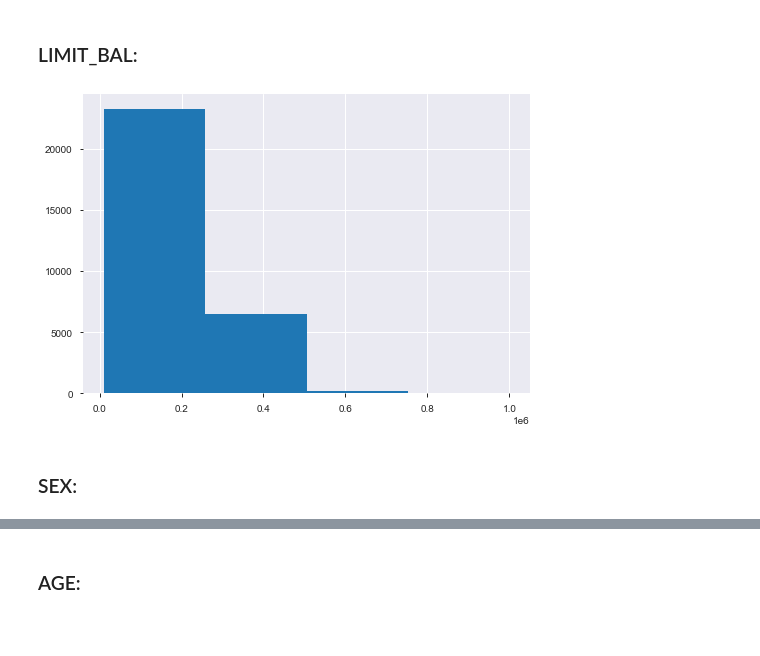
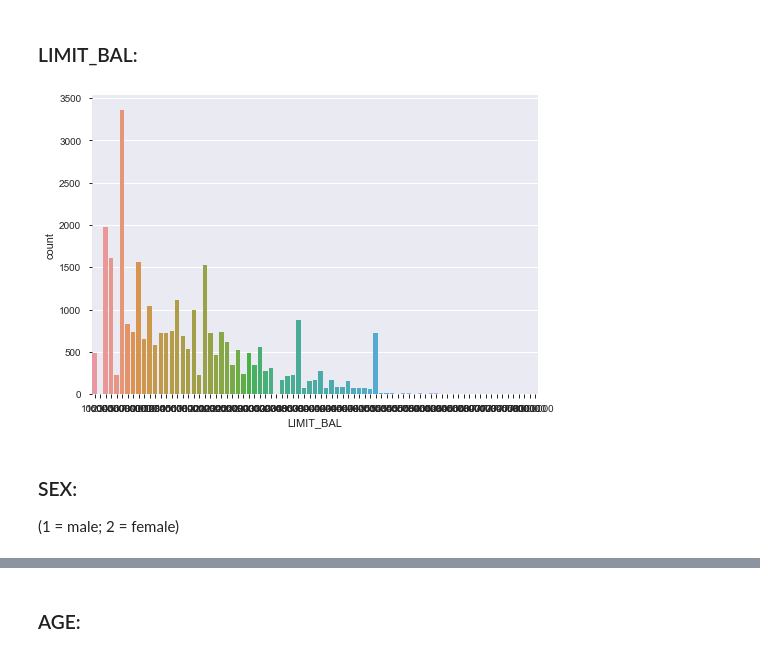
Before and after one commit to TomeBorges/Credit-One, a Jupyter notebook: TOMÉ_BORGES_dasa204_Course2_Task2.ipynb, the cells around one changed output, grey strips where cells are left out. Saved outputs shown, nothing was run; the diff lists cells and outputs as text; code cells hidden in the pictures; blank space fills up the shorter version.

```diff
--- a/TOMÉ_BORGES_dasa204_Course2_Task2.ipynb
+++ b/TOMÉ_BORGES_dasa204_Course2_Task2.ipynb
@@ -665,9 +808,10 @@ The covariance matrix agrees with the correlation matrix above. The same conclus
 # %% [markdown]
 ### LIMIT_BAL:
 # %%
-plt.hist(df['LIMIT_BAL'], bins=4)
+ax = sns.countplot(x="LIMIT_BAL", data=pd.DataFrame(df.LIMIT_BAL.round(-1)))
 plt.show()
 # %% [output]
-[figure, old version]
+[figure, new version]
 # %% [markdown]
 ### SEX:
+(1 = male; 2 = female)
```
Also changed, not shown: parts of 14 cells of this notebook.
